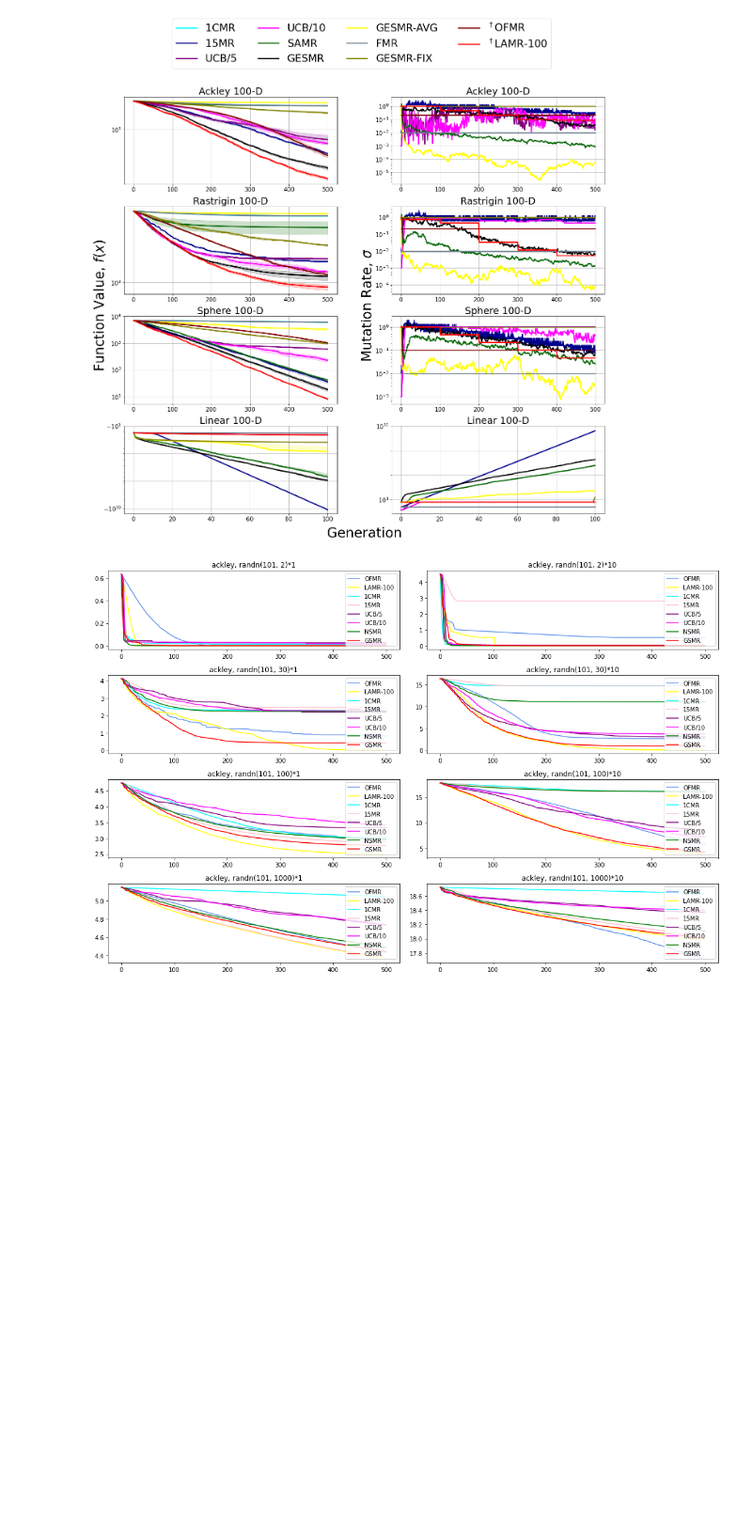
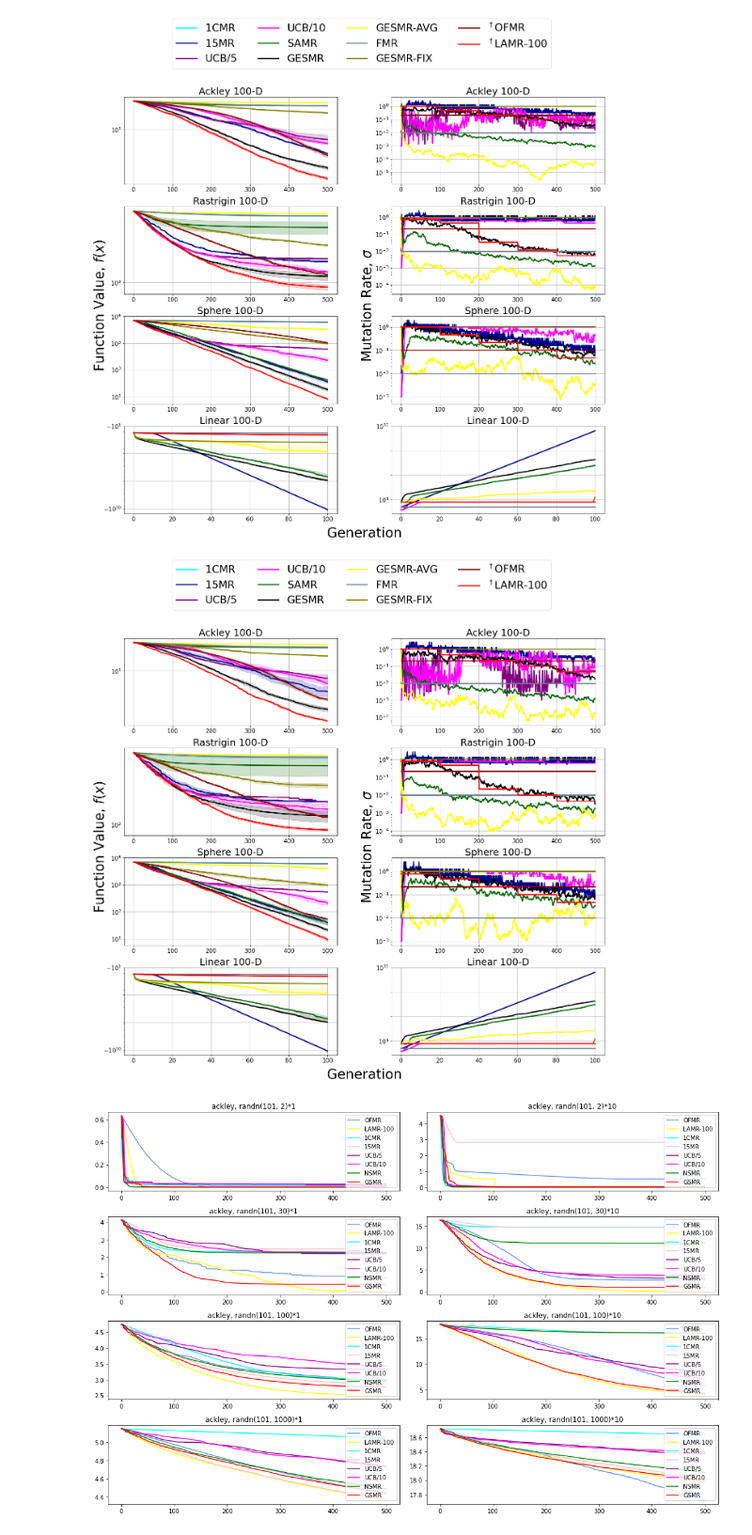
Before and after one commit to akarshkumar0101/evolved-neuroevolution, a Jupyter notebook: paper.ipynb, the cells around one changed output. Shown at 94% size. Saved outputs shown, nothing was run; the diff lists cells and outputs as text; code cells hidden in the pictures; blank space fills up the shorter version.

```diff
--- a/paper.ipynb
+++ b/paper.ipynb
@@ -27,7 +57,7 @@ import copy
 # %%
 algos = copy.deepcopy(algos_all)
 
-algos.remove('ofmr')
-algos.remove('lamr_100')
+# algos.remove('ofmr')
+# algos.remove('lamr_100')
 algos
 # %% [output]
@@ -100,3 +150,5 @@ torch.save(data, 'data/main_data.th')
 # %%
 data = torch.load('data/main_data.th')
 # a = np.array(algos)[data.sel(gen=500, fits_mrs='fits').argmin(dim='algo').data]
+# %%
+data = torch.load('results/main_data.th')
@@ -314,6 +371,63 @@ plt.savefig('results/fits_mrs_test.png', dpi=300, bbox_inches='tight')
 plt.show()
 # %% [output]
 [figure]
+# %%
+data = torch.load('results/main_data.th')
+
+# algos_render = ['ofmr', 'lamr_100', '15mr', 'ucb_5', 'nsmr', 'gsmr']
+optim_fns_render = [ackley, rastrigin, sphere, lin_fn]
+fig, axs = plt.subplots(len(optim_fns_render), 2, figsize=(20,5*len(optim_fns_render)))
+ax = fig.add_subplot(1, 2, 1); viz.empty_ax(ax)
+plt.ylabel('Function Value, $f(x)$', fontsize=35, labelpad=25)
+ax = fig.add_subplot(1, 2, 2); viz.empty_ax(ax)
+plt.ylabel('Mutation Rate, $\sigma$', fontsize=35, labelpad=25)
+ax = fig.add_subplot(1, 1, 1); viz.empty_ax(ax)
+plt.xlabel('Generation', fontsize=35, labelpad=20)
+
+for i, optim_fn in enumerate(optim_fns_render):
+    algos_render = ['ofmr', 'lamr_100', 'nsmr', 'gsmr']
+    algos_render = subtract_list(algos, algos_oracle)+algos_oracle
+    plt.sca(axs[i, 0])
+    plt.title(optim_fn2label[optim_fn]+' 100-D', fontsize=25)
+#     plt.ylabel('Function Value, $f(x)$', fontsize=25)
+#     plt.locator_params(axis='y', nbins=5)
+    plt.xticks(fontsize=15); plt.yticks(fontsize=15)
+    plt.grid()
+    for algo in algos_render:
+        a = np.stack(data.sel(algo=algo, optim_fn=optim_fn, n_dim=100, init_pop_var=10, fits_mrs='fits').data).copy()
+        viz.plot_mean_std(torch.from_numpy(a)[:, :500], algo2label[algo], algo2color[algo], False,
+                          render_mean=True, render_std=True, render_plots=False, use_std_error=True, linewidth=3)
+        plt.legend().remove()
+    plt.yscale('symlog')
+    if optim_fn==lin_fn:
+        plt.yticks(-np.logspace(1, 30, 4))
+
+#     ticks = plt.gca().get_yticks()
+#     if len(ticks)>7:
+#         plt.gca().set_yticks(ticks[::len(ticks)//2])
+
+    plt.sca(axs[i, 1])
+    plt.title(optim_fn2label[optim_fn]+' 100-D', fontsize=25)
+#     plt.ylabel('Mutation Rate, $\sigma$', fontsize=25)
+    plt.grid()
+    for algo in algos_render:
+        a = np.stack(data.sel(algo=algo, optim_fn=optim_fn, n_dim=100, init_pop_var=10, fits_mrs='mrs').data).copy()
+        viz.plot_mean_std(torch.from_numpy(a)[:, :500], algo2label[algo], algo2color[algo], True,
+                          render_mean=True, render_std=False, render_plots=False, use_std_error=True, linewidth=3)
+        handles, labels = plt.gca().get_legend_handles_labels()
+        plt.legend().remove()
+    if optim_fn==lin_fn:
+        plt.yticks(np.logspace(1, 30, 4))
+
+    plt.xticks(fontsize=15); plt.yticks(fontsize=15)
+ax.legend(handles, labels, fontsize=27, ncol=4, bbox_to_anchor=(.9, 1.2))
+
+plt.tight_layout()
+
+plt.savefig('results/fits_mrs_test.png', dpi=300, bbox_inches='tight')
+plt.show()
+# %% [output]
+[figure, added]
 # %%
 for optim_fn in data.coords['optim_fn']:
     plt.figure(figsize=(15, 10))
```
Also changed, not shown: parts of 9 cells of this notebook, 8 other files.
